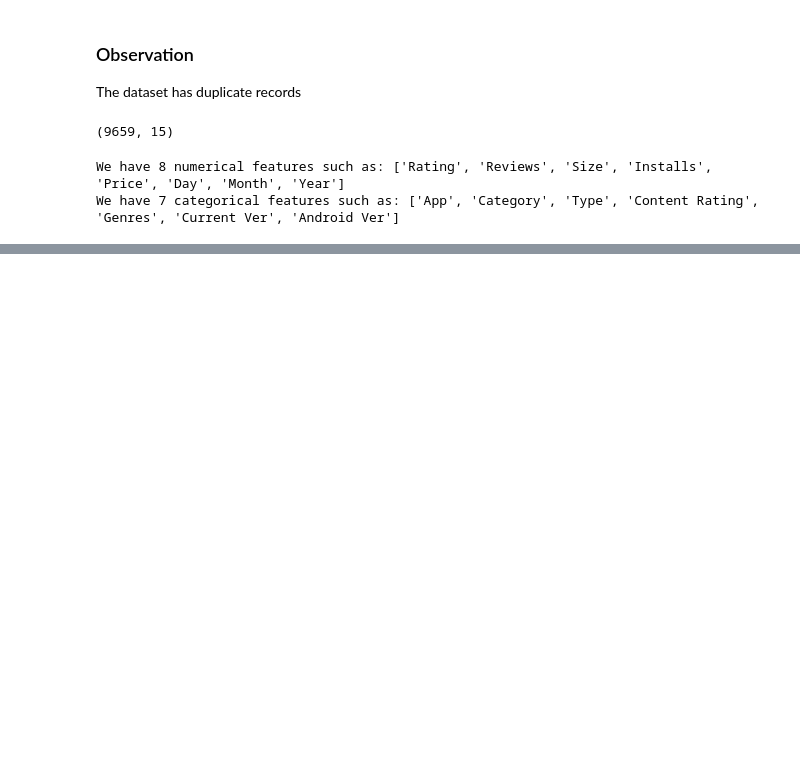
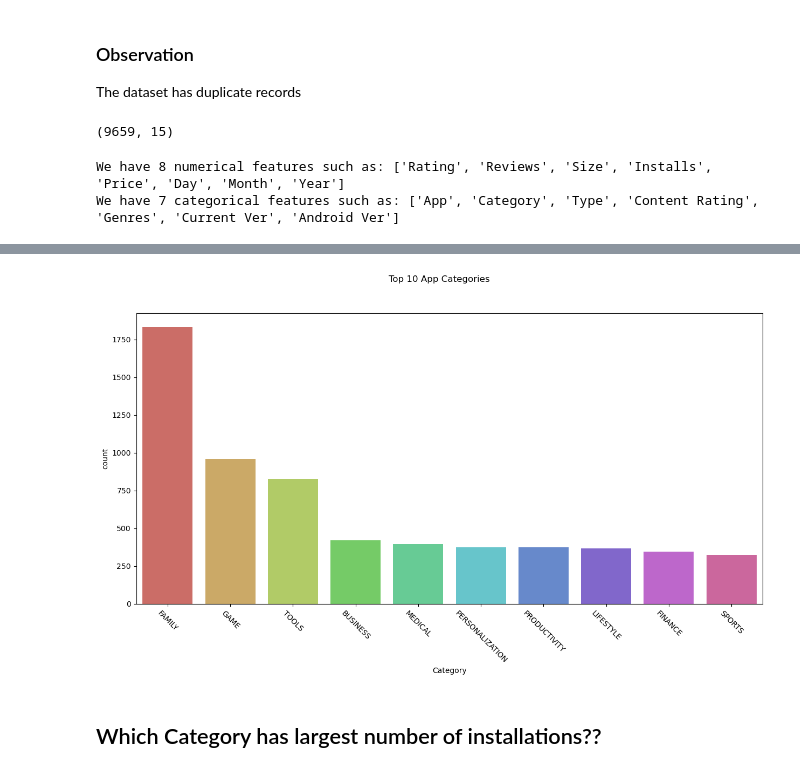
Before and after one commit to DevJelvehgar/Data_Analyst_on_Googleplay_Dataset, a Jupyter notebook: playstore_dataset.ipynb, the cells around one changed output, grey strips where cells are left out. Cells and saved outputs as stored; diff of their text form; code cells hidden in the pictures; blank space fills up the shorter version.

```diff
--- a/playstore_dataset.ipynb
+++ b/playstore_dataset.ipynb
@@ -154,0 +227,2 @@ We have 7 categorical features such as: ['App', 'Category', 'Type', 'Content Rat
+# %%
+app_categories = pd.DataFrame(df["Category"].value_counts())
@@ -154,0 +248,10 @@ We have 7 categorical features such as: ['App', 'Category', 'Type', 'Content Rat
+# %%
+plt.figure(figsize=(15,7))
+plt.suptitle("Top 10 App Categories")
+sns.barplot(x=app_categories.index[:10], y="count", data=app_categories[:10],palette="hls", hue=app_categories.index[:10])
+plt.xticks(rotation= -45)
+plt.show()
+# %% [output]
+[figure, added]
+# %% [markdown]
+## Which Category has largest number of installations??
```
Also changed, not shown: parts of 15 cells of this notebook.
